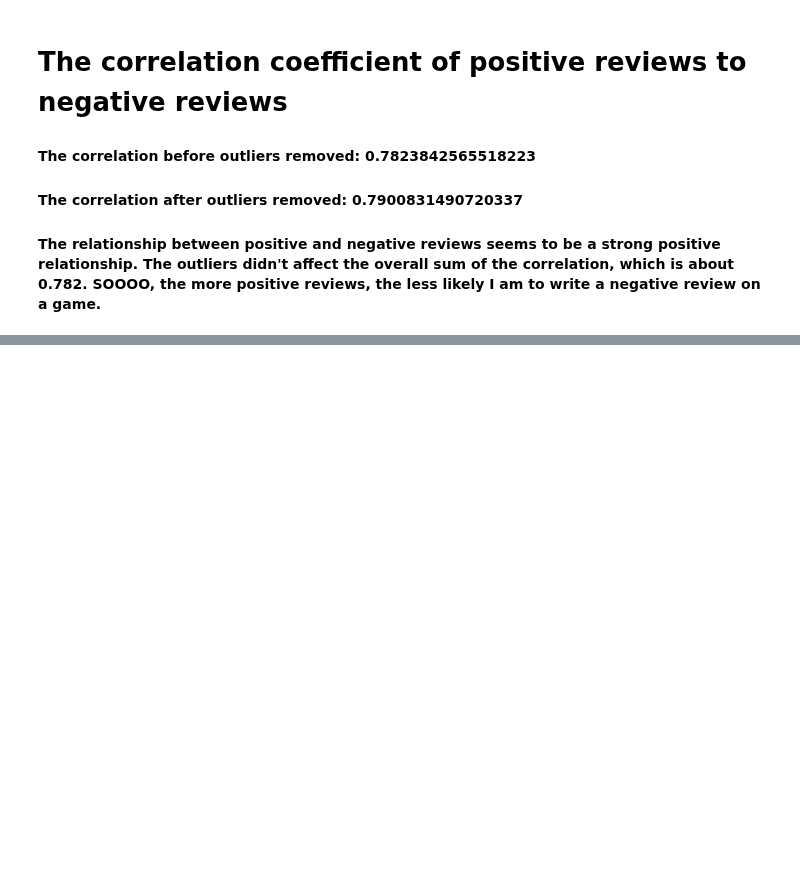
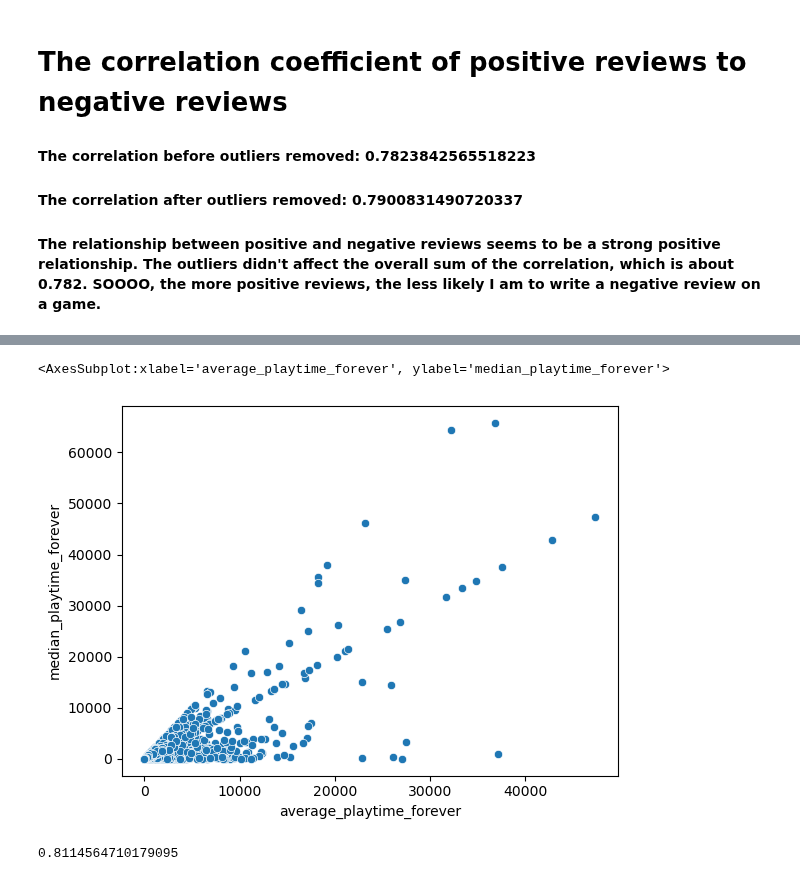
Before and after one commit to ReapersOne/AI, a Jupyter notebook: Semester 1/Games/SteamGames.ipynb, the cells around one changed output, grey strips where cells are left out. Saved outputs shown, nothing was run; the diff lists cells and outputs as text; code cells hidden in the pictures; blank space fills up the shorter version.

```diff
--- a/Semester 1/Games/SteamGames.ipynb
+++ b/Semester 1/Games/SteamGames.ipynb
@@ -226,0 +242,11 @@ subDF.corr(method='pearson')
+# %%
+df.drop([10228, 19303, 39591, 36483, 23309, 57947, 46203, 27911, 7529], inplace=True)
+# %%
+sns.scatterplot(data=df, x='average_playtime_forever', y='median_playtime_forever')
+# %% [output]
+<AxesSubplot:xlabel='average_playtime_forever', ylabel='median_playtime_forever'>
+[figure, added]
+# %%
+df['average_playtime_forever'].corr(df['median_playtime_forever'])
+# %% [output]
+0.8114564710179095
```
Also changed, not shown: parts of 4 cells of this notebook.
